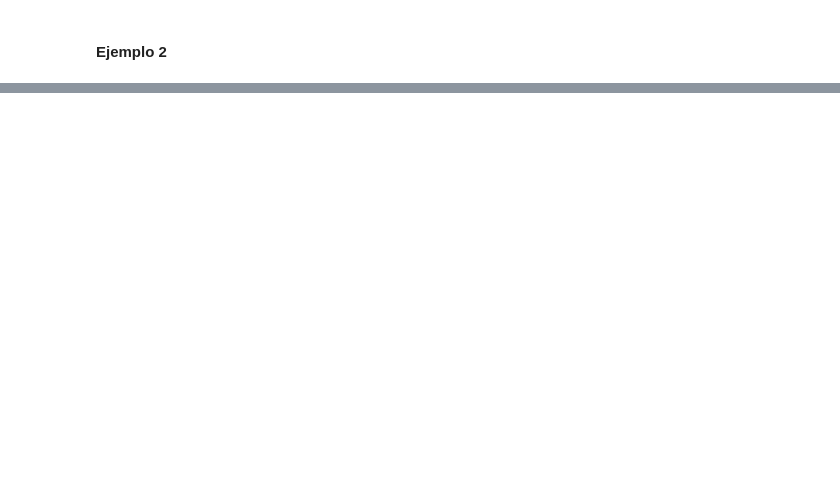
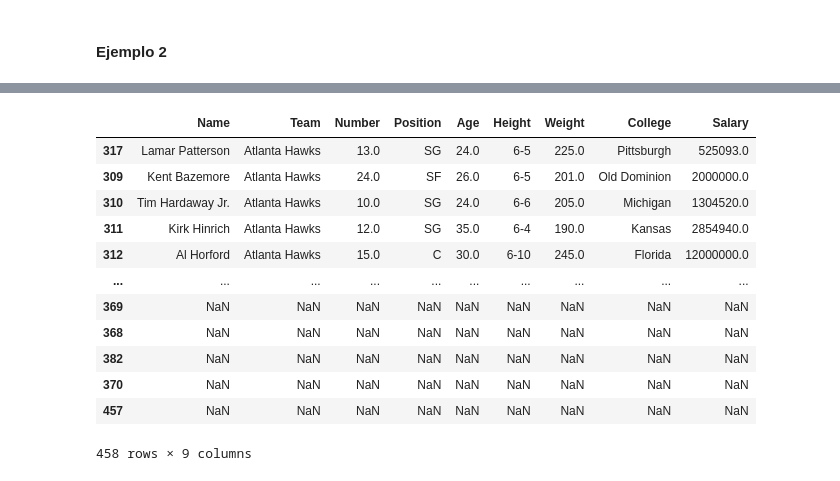
Before and after one commit to perezlino/desafio_latam_data_science, a Jupyter notebook: Resumen/16-nulos_y_ceros_en_una_columna.ipynb, the cells around one changed output, grey strips where cells are left out. Saved outputs shown, nothing was run; the diff lists cells and outputs as text; code cells hidden in the pictures; blank space fills up the shorter version.

```diff
--- a/Resumen/16-nulos_y_ceros_en_una_columna.ipynb
+++ b/Resumen/16-nulos_y_ceros_en_una_columna.ipynb
@@ -117,0 +248,22 @@ Name: year, dtype: int64
+# %%
+# Forma 1
+dp = data.sort_values("Team")
+
+filtro = data["Team"]=="Atlanta Hawks"
+
+# Filtrando la data
+dp.where(filtro)
+# %% [output]
+|  | Name | Team | Number | Position | Age | Height | Weight | College | Salary |
+| 317 | Lamar Patterson | Atlanta Hawks | 13.0 | SG | 24.0 | 6-5 | 225.0 | Pittsburgh | 525093.0 |
+| 309 | Kent Bazemore | Atlanta Hawks | 24.0 | SF | 26.0 | 6-5 | 201.0 | Old Dominion | 2000000.0 |
+| 310 | Tim Hardaway Jr. | Atlanta Hawks | 10.0 | SG | 24.0 | 6-6 | 205.0 | Michigan | 1304520.0 |
+| 311 | Kirk Hinrich | Atlanta Hawks | 12.0 | SG | 35.0 | 6-4 | 190.0 | Kansas | 2854940.0 |
+| 312 | Al Horford | Atlanta Hawks | 15.0 | C | 30.0 | 6-10 | 245.0 | Florida | 12000000.0 |
+| ... | ... | ... | ... | ... | ... | ... | ... | ... | ... |
+| 369 | NaN | NaN | NaN | NaN | NaN | NaN | NaN | NaN | NaN |
+| 368 | NaN | NaN | NaN | NaN | NaN | NaN | NaN | NaN | NaN |
+| 382 | NaN | NaN | NaN | NaN | NaN | NaN | NaN | NaN | NaN |
+| 370 | NaN | NaN | NaN | NaN | NaN | NaN | NaN | NaN | NaN |
+| 457 | NaN | NaN | NaN | NaN | NaN | NaN | NaN | NaN | NaN |
+458 rows × 9 columns
```
Also changed, not shown: parts of 73 cells of this notebook, 13 other files.
